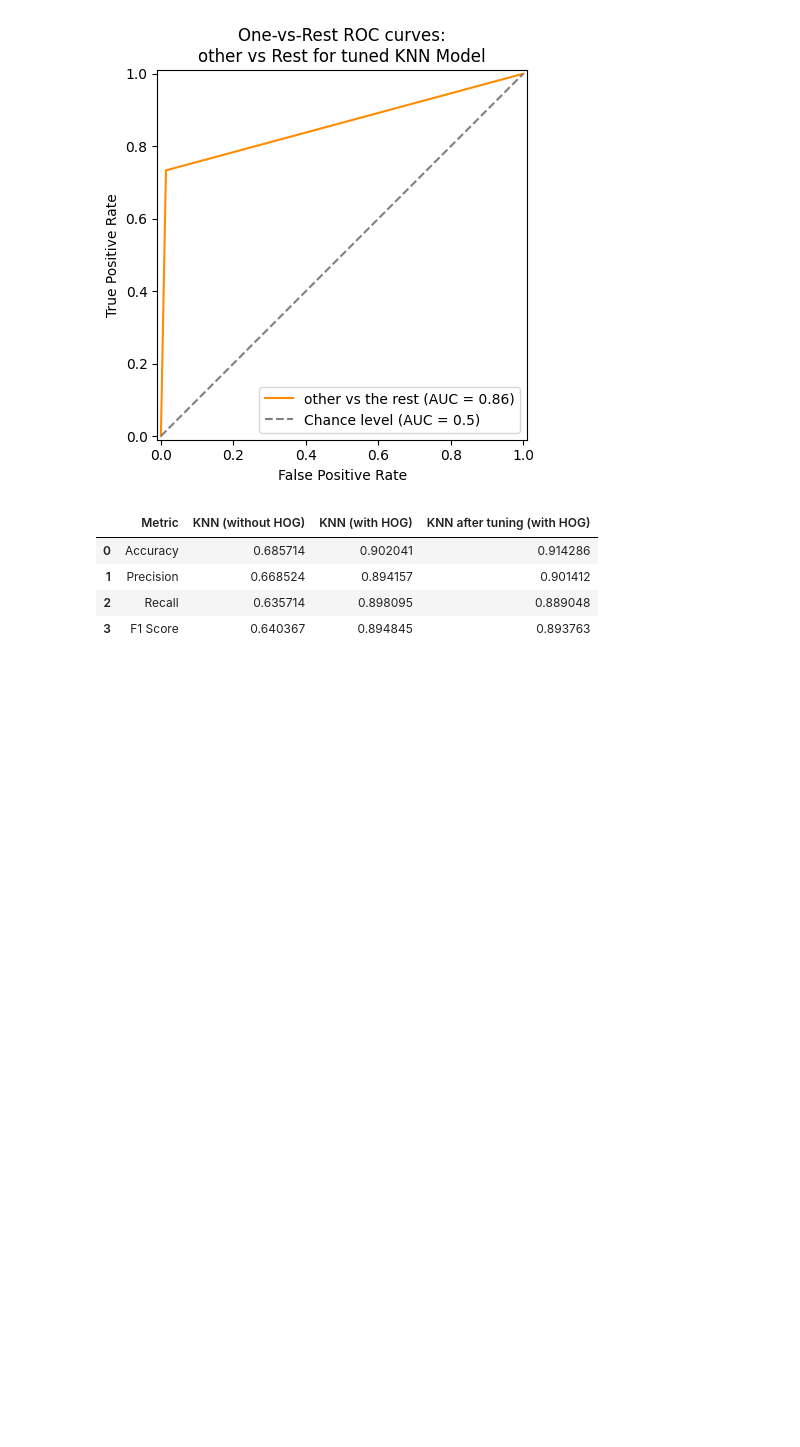
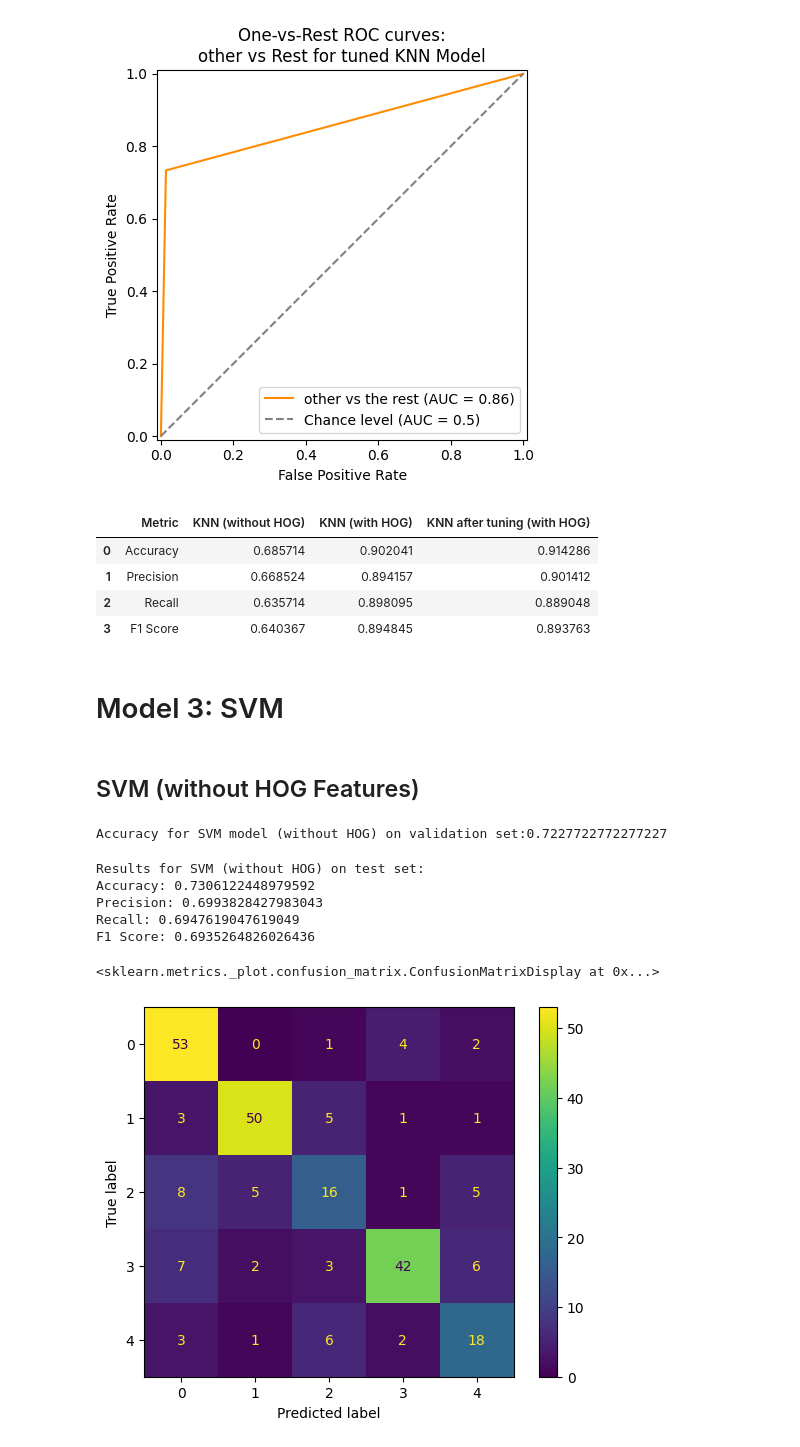
Before and after one commit to jarylongsq/IS4242-project, a Jupyter notebook: collated.ipynb, the cells around one changed output. Drawn from its saved outputs; the diff is of its cells as text; code cells hidden in the pictures; blank space fills up the shorter version.

Commit message:
Add SVM model to collated

```diff
--- a/collated.ipynb
+++ b/collated.ipynb
@@ -907,3 +908,48 @@ metrics
 | 1 | Precision | 0.668524 | 0.894157 | 0.901412 |
 | 2 | Recall | 0.635714 | 0.898095 | 0.889048 |
 | 3 | F1 Score | 0.640367 | 0.894845 | 0.893763 |
+# %% [markdown]
+# Model 3: SVM
+# %% [markdown]
+## SVM (without HOG Features)
+# %%
+# Creating splits
+X_tr, X_val, y_tr, y_val = train_test_split(X_train, y_train, random_state=42, test_size=0.2)
+# %%
+# Testing on validation set
+svm = SVC(probability=True)
+
+svm.fit(X_tr, y_tr)
+
+# Predict
+y_val_pred_svm = svm.predict(X_val)
+
+# Print results
+print("Accuracy for SVM model (without HOG) on validation set:"+str(accuracy_score(y_val, y_val_pred_svm)))
+# %% [output]
+Accuracy for SVM model (without HOG) on validation set:0.7227722772277227
+# %%
+# Testing on test set
+y_pred_svm = svm.predict(X_test)
+
+# Print results
+accuracy_svm = accuracy_score(y_test, y_pred_svm)
+precision_svm = precision_score(y_test, y_pred_svm, average='macro')
+recall_svm = recall_score(y_test, y_pred_svm, average='macro')
+f1_svm = f1_score(y_test, y_pred_svm, average='macro')
+conf_matrix_svm = confusion_matrix(y_test, y_pred_svm)
+
+print("Results for SVM (without HOG) on test set:")
+print(f"Accuracy: {accuracy_svm}")
+print(f"Precision: {precision_svm}")
+print(f"Recall: {recall_svm}")
+print(f"F1 Score: {f1_svm}")
+ConfusionMatrixDisplay(confusion_matrix=conf_matrix_svm).plot()
+# %% [output]
+Results for SVM (without HOG) on test set:
+Accuracy: 0.7306122448979592
+Precision: 0.6993828427983043
+Recall: 0.6947619047619049
+F1 Score: 0.6935264826026436
+<sklearn.metrics._plot.confusion_matrix.ConfusionMatrixDisplay at 0x...>
+[figure, added]
```
Also changed, not shown: parts of 14 cells of this notebook.
